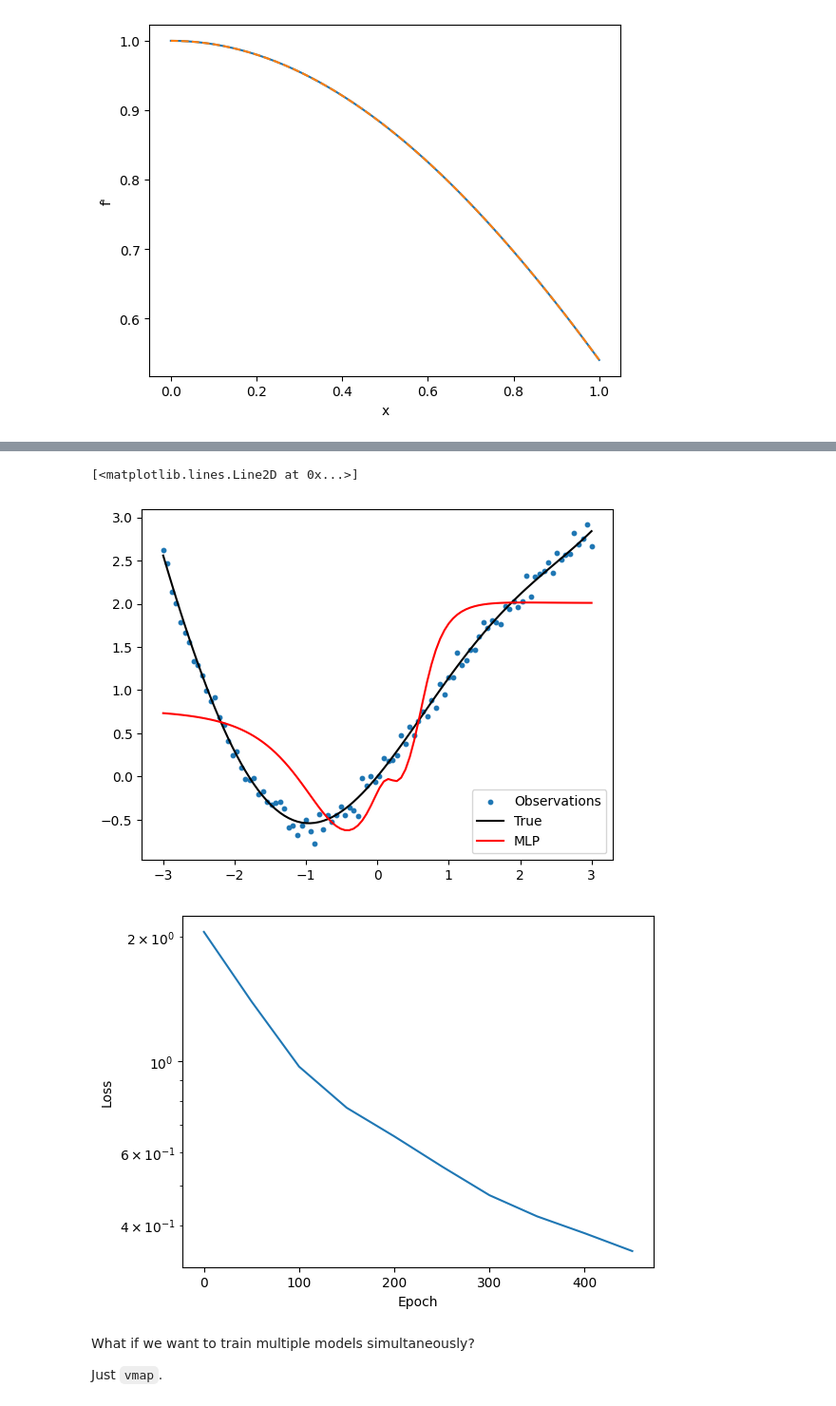
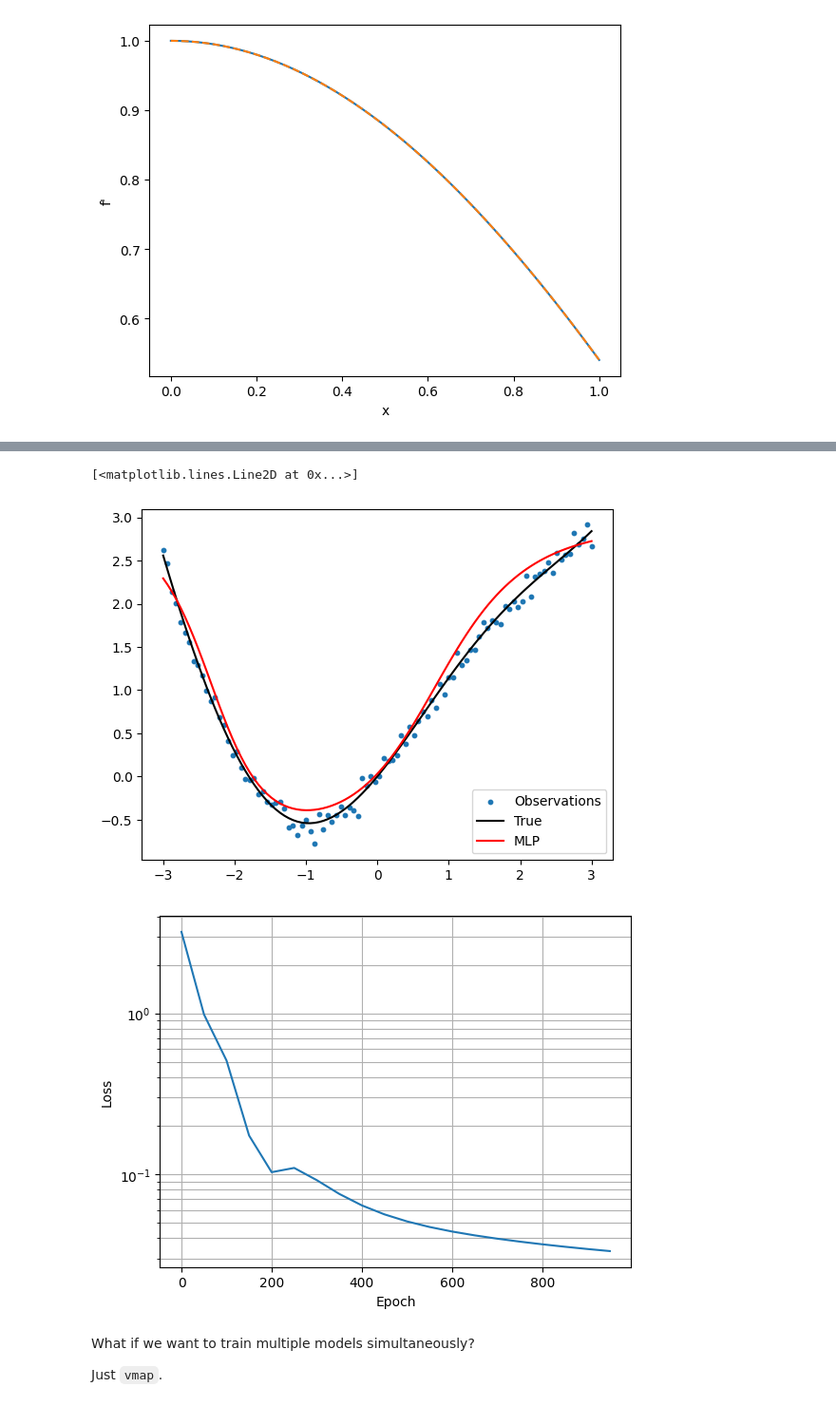
Before and after one commit to Rodrigo-Tenorio/2025_THURAM_JAX_tutorial, a Jupyter notebook: THURAM_JAX_TUTORIAL.ipynb, the cells around one changed output, grey strips where cells are left out. Shown: that part at 95% size. Drawn from its saved outputs; the diff is of its cells as text; code cells hidden in the pictures.

```diff
--- a/THURAM_JAX_TUTORIAL.ipynb
+++ b/THURAM_JAX_TUTORIAL.ipynb
@@ -166,7 +164,11 @@ Source: https://pennylane.ai/qml/demos/tutorial_jax_transformations
 
 # ## Step 3: Define the loss and compute gradients with `grad`
 # We'll use Mean Squared Error (MSE) as the loss function.
-
+def loss_function(mpl_parameters):
+  # `x_data` and `y_data` are passed by clousure, this is fine.
+  return (
+      (vectorised_mlp(x_data, mpl_parameters) - y_data)**2
+      ).mean()
 
 # What about the gradient?
 # %% [markdown]
@@ -213,7 +215,7 @@ def loss_function(mpl_parameters):
 
 print(f"{loss_function(some_parameters)=}")
 
-loss_function_grad = jax.grad(loss_function)
+loss_function_grad = jax.jit(jax.grad(loss_function))
 
 print("Gradient shapes:")
 for label, val in loss_function_grad(some_parameters).items():
@@ -230,8 +245,8 @@ w3 (3, 1)
 # %%
 key, subkey = jax.random.split(key)
 params = init_params(key)
-learning_rate = 0.01
-num_steps = 500
+learning_rate = 0.05
+num_steps = 1_000
 
 loss_history = []
 
@@ -254,6 +269,7 @@ ax.plot(x_data, vectorised_mlp(x_data, params), color="red", label="MLP")
 ax.legend()
 
 fig, ax = plt.subplots()
+ax.grid(which="both")
 ax.set(xlabel="Epoch", ylabel="Loss", yscale="log")
 ax.plot(50 * jnp.arange(len(loss_history)), loss_history)
 # %% [output]
@@ -270,6 +296,6 @@ Step 450: loss = 0.34617
 [<matplotlib.lines.Line2D at 0x...>]
-[figure, old version]
+[figure, new version]
-[figure, old version]
+[figure, new version]
 # %% [markdown]
 What if we want to train multiple models simultaneously?
 
```
Also changed, not shown: parts of 16 cells of this notebook.
